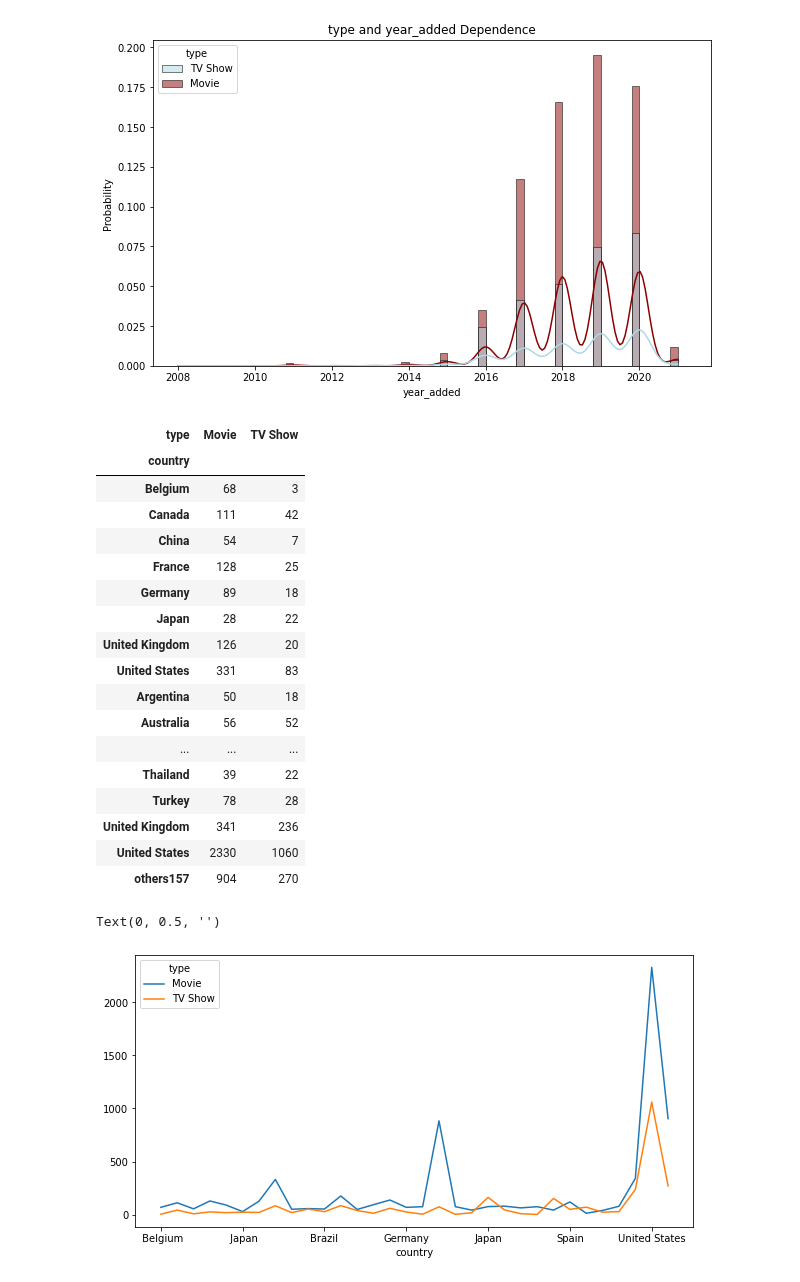
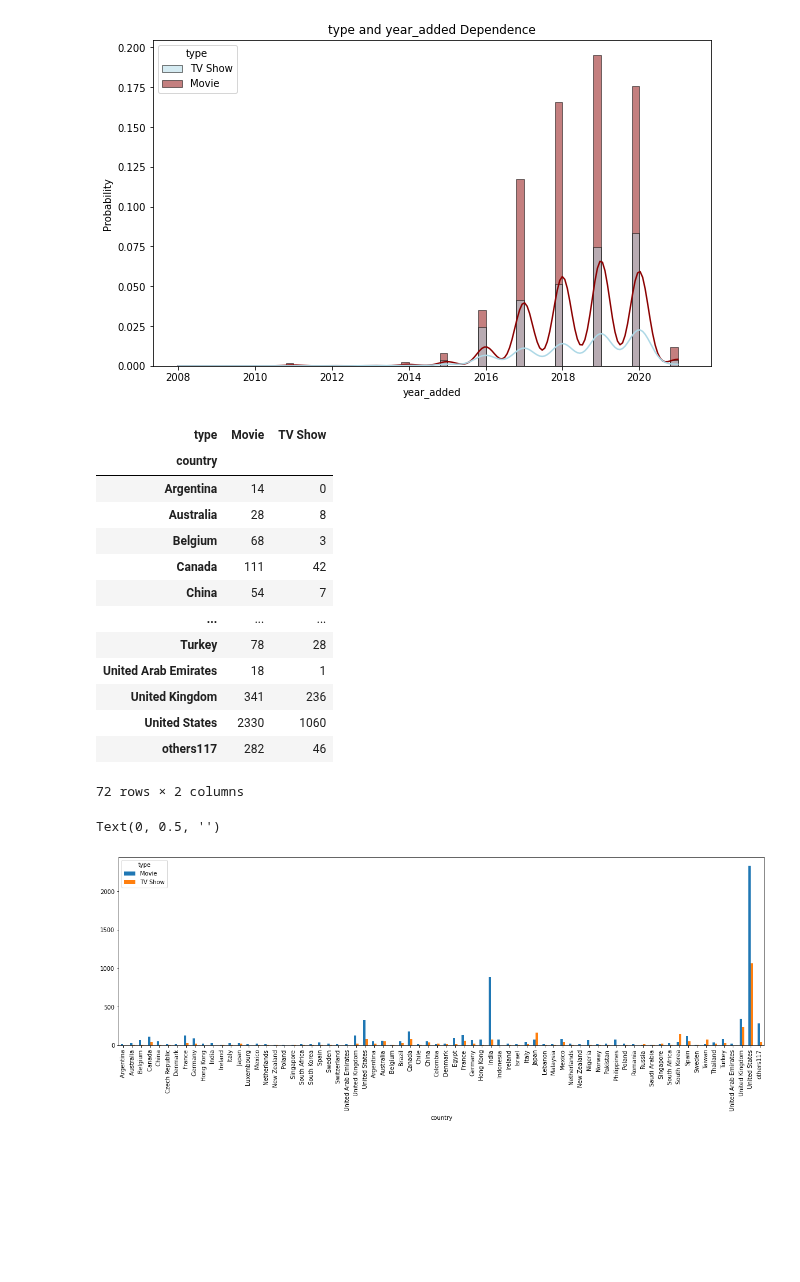
Before and after one commit to gauriagarwal18/NETFLIX_MOVIES_AND_TV_SHOWS_CLUSTERING, a Jupyter notebook: Netflix_Movies_And_Tv_Shows_Clustering_.ipynb, the cells around one changed output. Drawn from its saved outputs; the diff is of its cells as text; code cells hidden in the pictures; blank space fills up the shorter version.

```diff
--- a/Netflix_Movies_And_Tv_Shows_Clustering_.ipynb
+++ b/Netflix_Movies_And_Tv_Shows_Clustering_.ipynb
@@ -686,5 +686,5 @@ len(country_count[country_count<50].index)
 # %%
-country_feature={ (x):(x if country_count[x]>=50 else "others157") for x in country_names }
+country_feature={ (x):(x if country_count[x]>=10 else "others117") for x in country_names }
 # %%
 netflix['country'] = netflix['country'].replace(country_feature)
 # %% [markdown]
@@ -850,27 +850,23 @@ type_country
 # %% [output]
 | type | Movie | TV Show |
 | country |  |  |
+| Argentina | 14 | 0 |
+| Australia | 28 | 8 |
 | Belgium | 68 | 3 |
 | Canada | 111 | 42 |
 | China | 54 | 7 |
-| France | 128 | 25 |
-| Germany | 89 | 18 |
-| Japan | 28 | 22 |
-| United Kingdom | 126 | 20 |
-| United States | 331 | 83 |
-| Argentina | 50 | 18 |
-| Australia | 56 | 52 |
 | ... | ... | ... |
-| Thailand | 39 | 22 |
 | Turkey | 78 | 28 |
+| United Arab Emirates | 18 | 1 |
 | United Kingdom | 341 | 236 |
 | United States | 2330 | 1060 |
-| others157 | 904 | 270 |
+| others117 | 282 | 46 |
+72 rows × 2 columns
 # %%
 #country vs type
-type_country.plot(kind = 'line',y = ['Movie','TV Show'], figsize = (10,5))
+type_country.plot(kind = 'bar',y = ['Movie','TV Show'], figsize = (20,6))
 plt.title('',fontsize = 15)
 plt.ylabel('',fontsize = 10)
 # %% [output]
 Text(0, 0.5, '')
-[figure, old version]
+[figure, new version]
```
Also changed, not shown: parts of 10 cells of this notebook.
